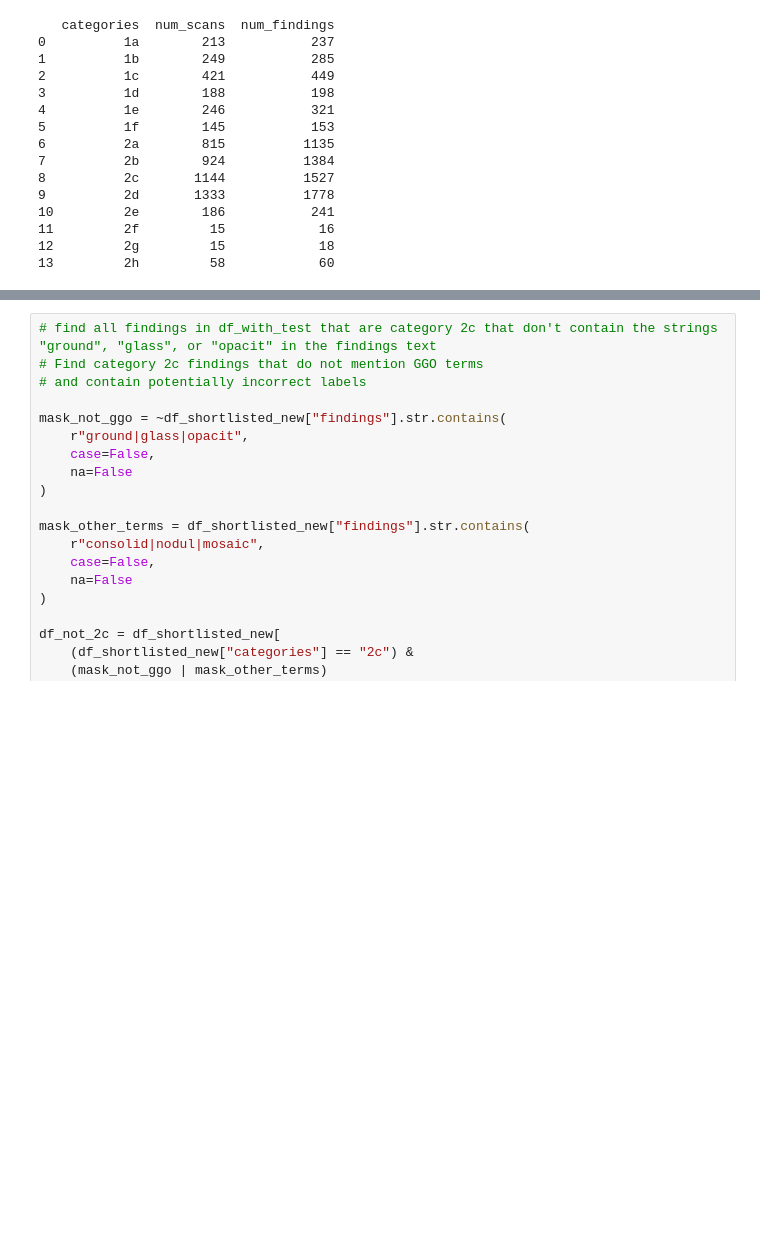
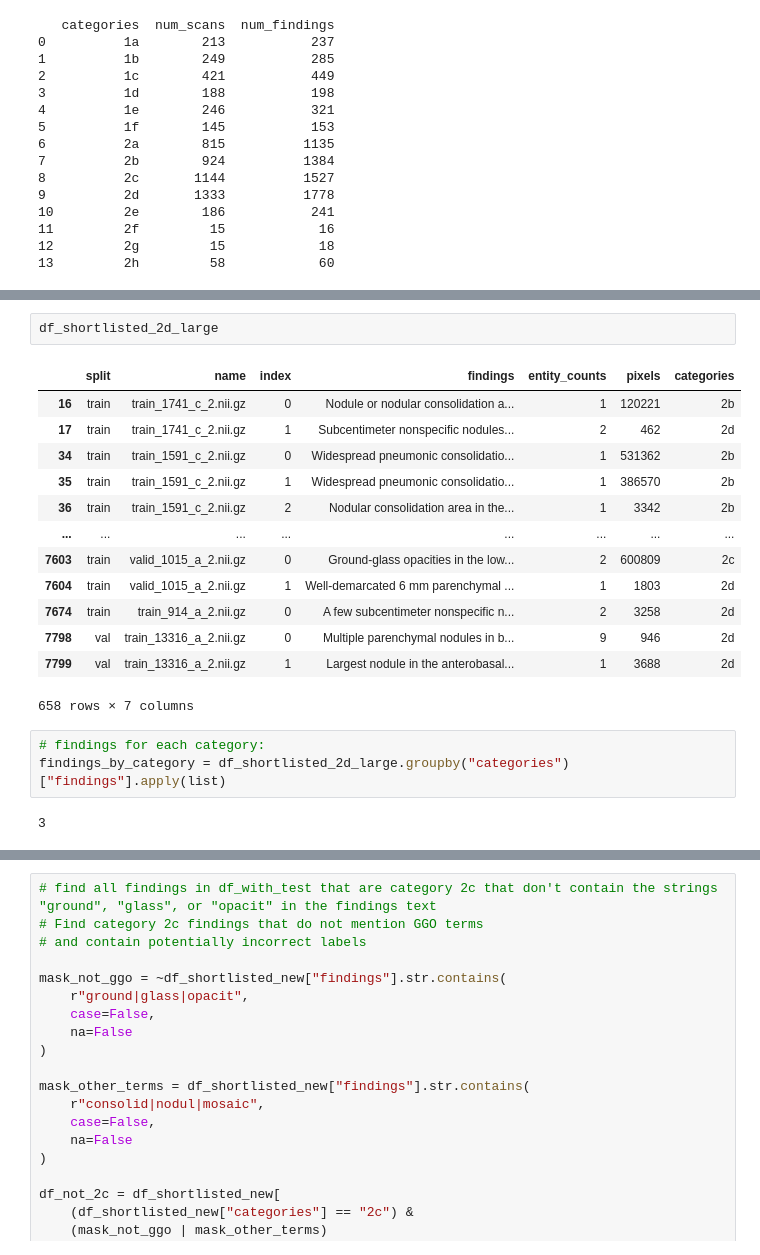
Before and after one commit to ckekula/fyp-3d-ct, a Jupyter notebook: eda/json.ipynb, the cells around one changed output, grey strips where cells are left out. Cells and saved outputs as stored; diff of their text form; blank space fills up the shorter version.

```diff
--- a/eda/json.ipynb
+++ b/eda/json.ipynb
@@ -2066,3 +2075,24 @@ df_shortlisted_without_2d:
+# %%
+df_shortlisted_2d_large
+# %% [output]
+|  | split | name | index | findings | entity_counts | pixels | categories |
+| 16 | train | train_1741_c_2.nii.gz | 0 | Nodule or nodular consolidation a... | 1 | 120221 | 2b |
+| 17 | train | train_1741_c_2.nii.gz | 1 | Subcentimeter nonspecific nodules... | 2 | 462 | 2d |
+| 34 | train | train_1591_c_2.nii.gz | 0 | Widespread pneumonic consolidatio... | 1 | 531362 | 2b |
+| 35 | train | train_1591_c_2.nii.gz | 1 | Widespread pneumonic consolidatio... | 1 | 386570 | 2b |
+| 36 | train | train_1591_c_2.nii.gz | 2 | Nodular consolidation area in the... | 1 | 3342 | 2b |
+| ... | ... | ... | ... | ... | ... | ... | ... |
+| 7603 | train | valid_1015_a_2.nii.gz | 0 | Ground-glass opacities in the low... | 2 | 600809 | 2c |
+| 7604 | train | valid_1015_a_2.nii.gz | 1 | Well-demarcated 6 mm parenchymal ... | 1 | 1803 | 2d |
+| 7674 | train | train_914_a_2.nii.gz | 0 | A few subcentimeter nonspecific n... | 2 | 3258 | 2d |
+| 7798 | val | train_13316_a_2.nii.gz | 0 | Multiple parenchymal nodules in b... | 9 | 946 | 2d |
+| 7799 | val | train_13316_a_2.nii.gz | 1 | Largest nodule in the anterobasal... | 1 | 3688 | 2d |
+658 rows × 7 columns
+# %%
+# findings for each category:
+findings_by_category = df_shortlisted_2d_large.groupby("categories")["findings"].apply(list)
+# %% [output]
+3
 # %%
 df_shortlisted[df_shortlisted["categories"] == "2d"]["pixels"].describe()
 # %% [output]
```
Also changed, not shown: parts of 9 cells of this notebook, 21 other files.
